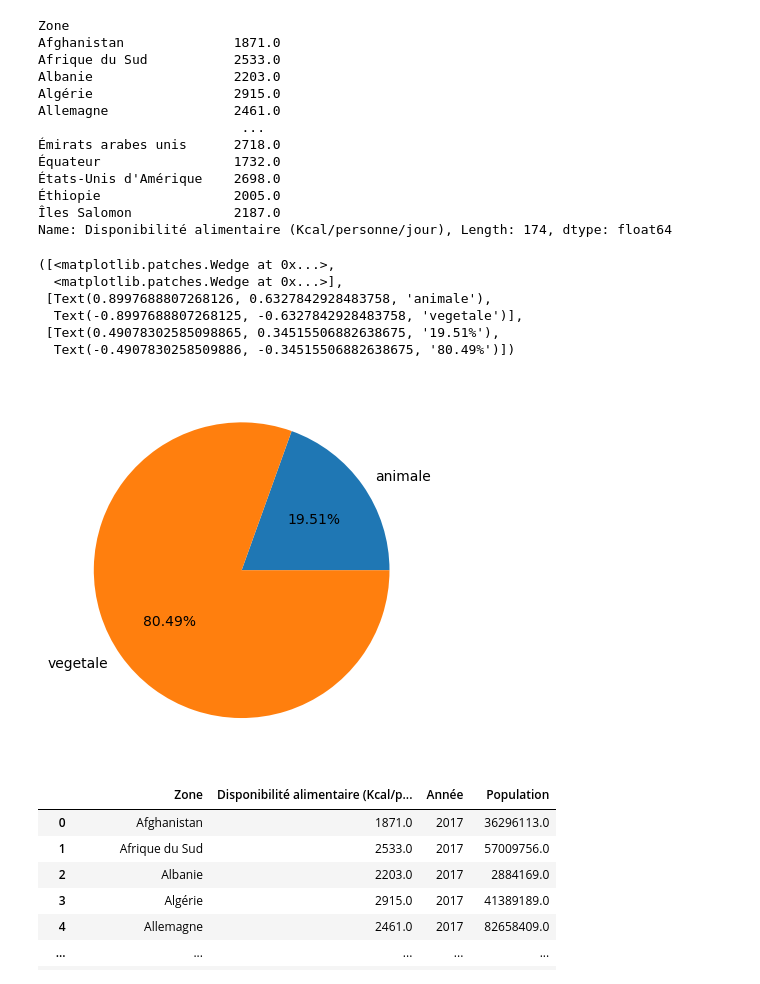
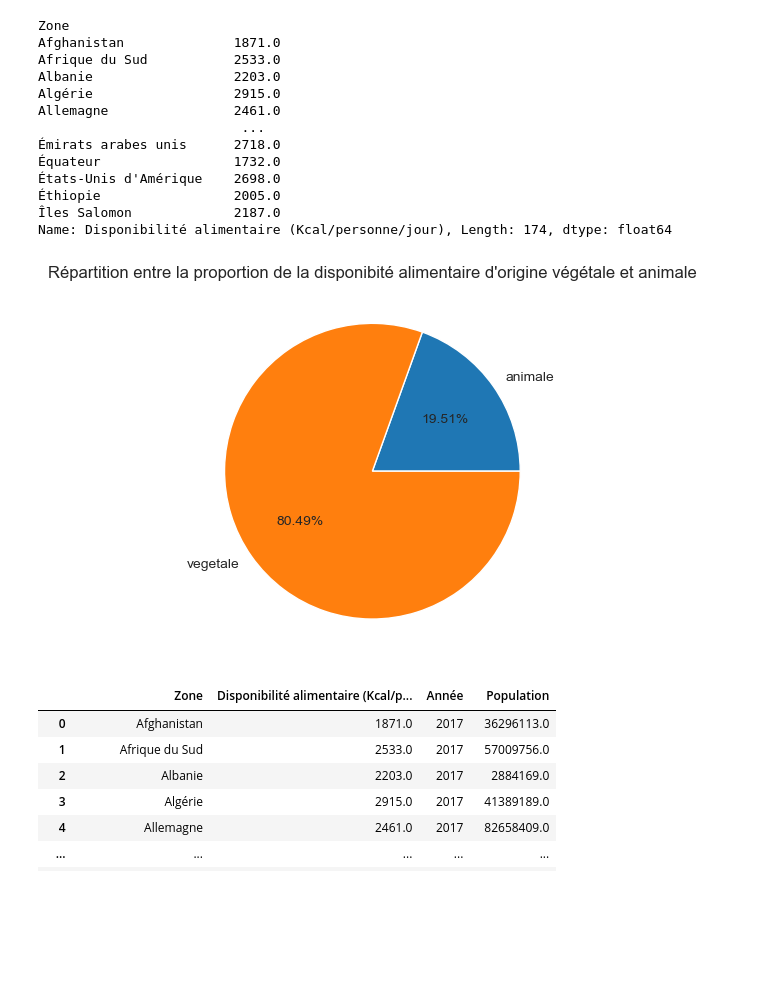
Before and after one commit to BM-Aurelie78/Projet-4-Realiser-une-etude-de-sante-publique-avec-R-ou-Python, a Jupyter notebook: Bellony-Montout_Aurélie_ 1_notebook_09032023_version_antérieure_29032023.ipynb, the cells around one changed output. Saved outputs shown, nothing was run; the diff lists cells and outputs as text; code cells hidden in the pictures; blank space fills up the shorter version.

```diff
--- a/Bellony-Montout_Aurélie_ 1_notebook_09032023_version_antérieure_29032023.ipynb
+++ b/Bellony-Montout_Aurélie_ 1_notebook_09032023_version_antérieure_29032023.ipynb
@@ -360,0 +377,4 @@ dispo_alimentaire.describe()
+# %%
+# Remplacement des valeurs manquantes par 0 pour ne pas fausser les résultats (augmenter de manière brusque la disponibilité alimentaire de certains pays ou le baisser)
+dispo_alimentaire=dispo_alimentaire.fillna(0)
+dispo_alimentaire.head(6)
@@ -413,3 +519,13 @@ PropPersSousNutris=(PersSousNutris/PopTotale*100)
 print("La proportion de personnes sous-nutris est de:","%.2f" % PropPersSousNutris,"%")
 # %% [output]
 La proportion de personnes sous-nutris est de: 7.11 %
+# %%
+pop=[PersSousNutris,PopTotale]
+labels=["Population sous nutris", "Population"]
+# Create a pieplot
+sns.set_style("whitegrid")
+plt.figure(figsize=(6,6))
+plt.pie(pop, labels=labels, autopct='%1.1f%%')
+plt.legend(bbox_to_anchor=(1.3, 0, 0.5, 1.3))
+plt.title('Proportion de personnes sous nutris dans le monde')
+plt.show()
@@ -543,14 +650,10 @@ Name: Disponibilité alimentaire (Kcal/personne/jour), Length: 174, dtype: float
 # %%
 dispo_alimentaire2=dispo_alimentaire[['Zone', 'Origine','Disponibilité alimentaire (Kcal/personne/jour)']]
 dispo_alimentaire2=dispo_alimentaire2.groupby('Origine')['Disponibilité alimentaire (Kcal/personne/jour)'].sum()
 dispo_alimentaire2=dispo_alimentaire2.reset_index()
 plt.pie(x=dispo_alimentaire2['Disponibilité alimentaire (Kcal/personne/jour)'], labels=dispo_alimentaire2['Origine'], autopct='%.2f%%')
+plt.title("Répartition entre la proportion de la disponibité alimentaire d'origine végétale et animale")
+plt.show()
 # %% [output]
-([<matplotlib.patches.Wedge at 0x...>,
-  <matplotlib.patches.Wedge at 0x...>],
- [Text(0.8997688807268126, 0.6327842928483758, 'animale'),
-  Text(-0.8997688807268125, -0.6327842928483758, 'vegetale')],
- [Text(0.49078302585098865, 0.34515506882638675, '19.51%'),
-  Text(-0.4907830258509886, -0.34515506882638675, '80.49%')])
-[figure, old version]
+[figure, new version]
 # %%
```
Also changed, not shown: parts of 96 cells of this notebook.
